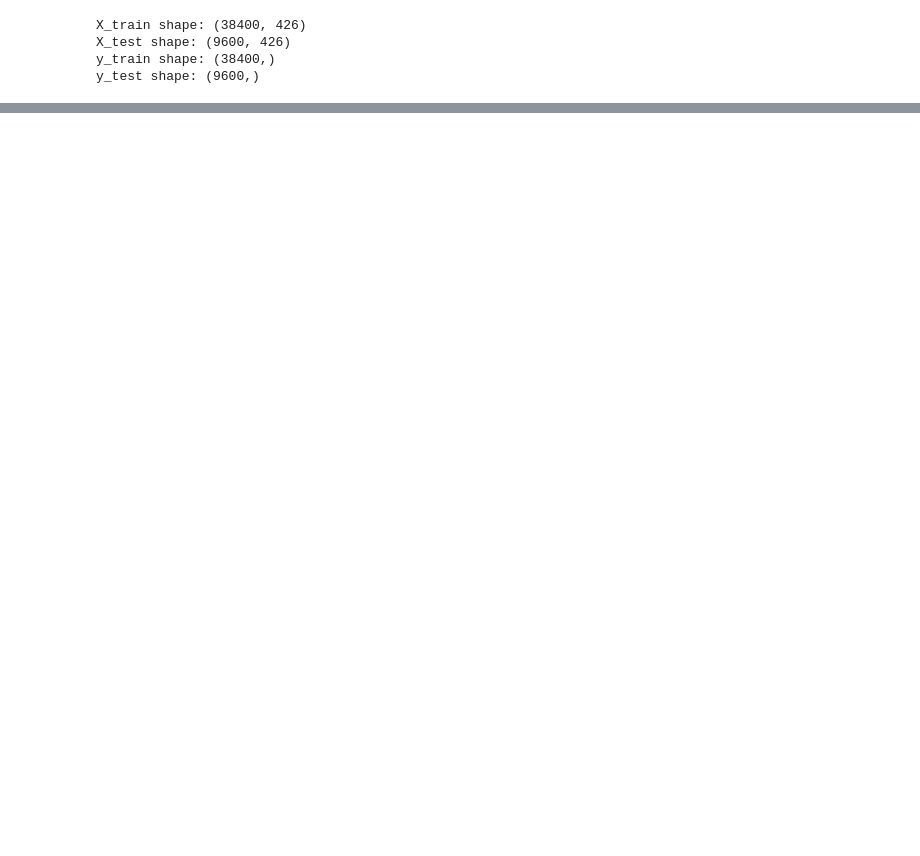
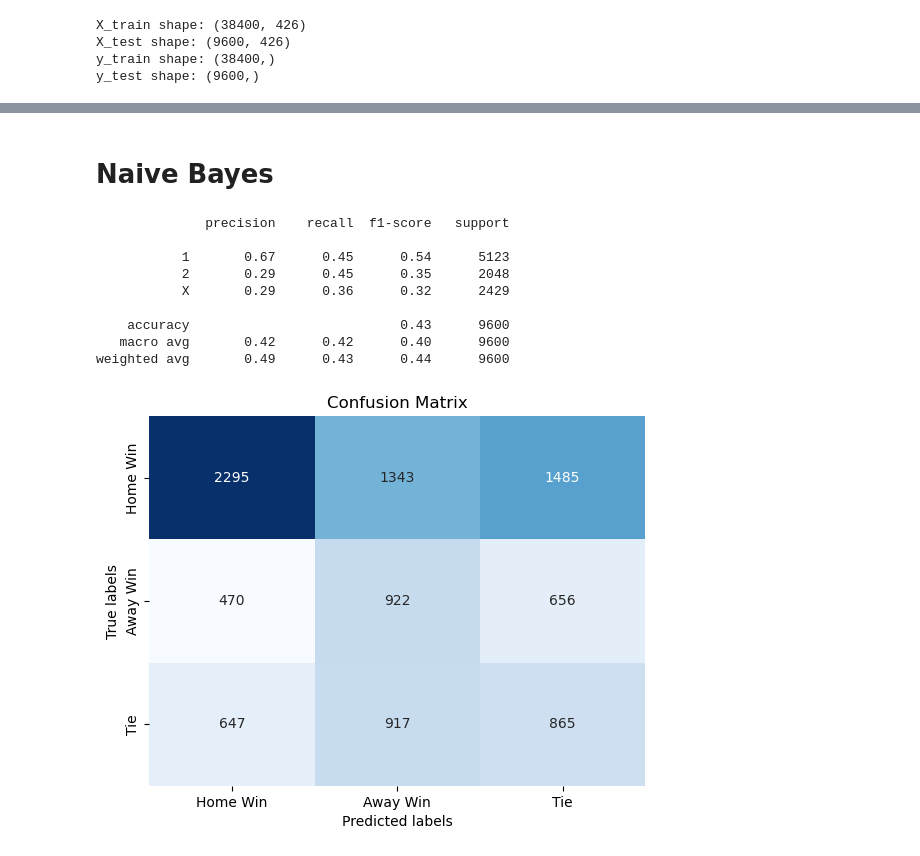
Before and after one commit to ManuIluro22/LaLiga, a Jupyter notebook: analysis/jordi.ipynb, the cells around one changed output, grey strips where cells are left out. Saved outputs shown, nothing was run; the diff lists cells and outputs as text; code cells hidden in the pictures; blank space fills up the shorter version.

```diff
--- a/analysis/jordi.ipynb
+++ b/analysis/jordi.ipynb
@@ -304,0 +309,19 @@ importances.sort_values(ascending=True).plot(kind="barh")
+# %% [markdown]
+# Naive Bayes
+# %%
+NB_model = GaussianNB()
+NB_model.fit(X_train, y_train)
+NB_pred = NB_model.predict(X_test)
+NB_accuracy = performance(y_test, NB_pred, NB_model)
+models_performance.loc[len(models_performance)] = ['Naive Bayes', NB_accuracy]
+# %% [output]
+              precision    recall  f1-score   support
+
+           1       0.67      0.45      0.54      5123
+           2       0.29      0.45      0.35      2048
+           X       0.29      0.36      0.32      2429
+
+    accuracy                           0.43      9600
+   macro avg       0.42      0.42      0.40      9600
+weighted avg       0.49      0.43      0.44      9600
+[figure, added]
```
Also changed, not shown: parts of 23 cells of this notebook.
